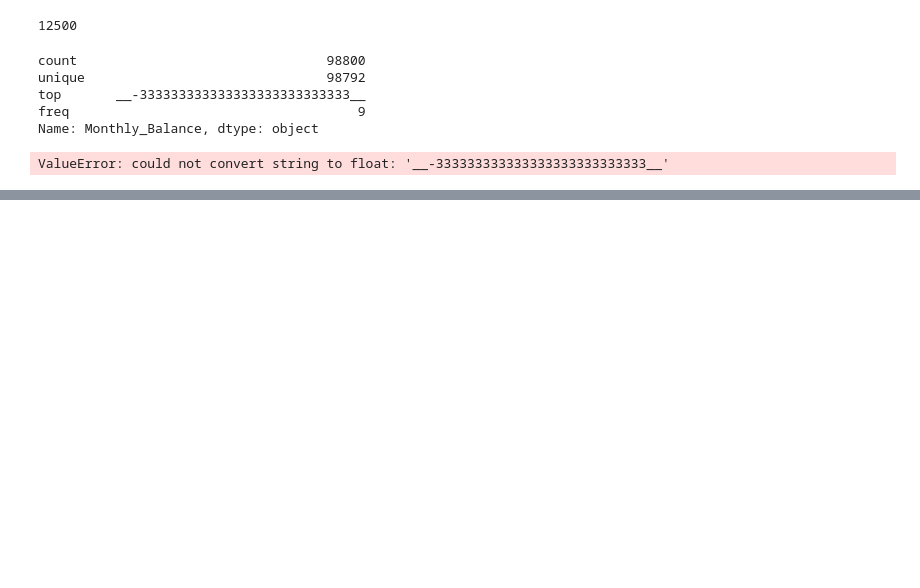
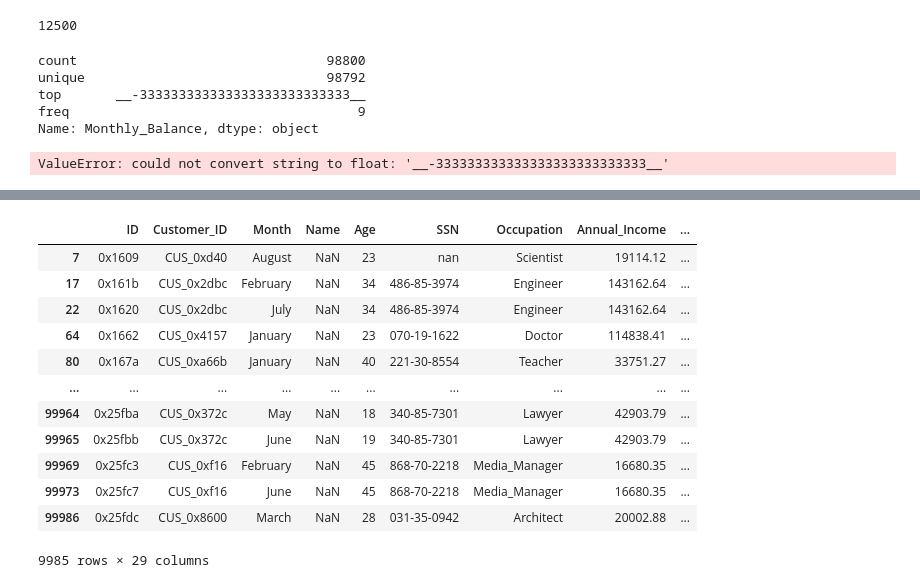
Before and after one commit to zeyadusf/Credit-score-classification, a Jupyter notebook: draft.ipynb, the cells around one changed output, grey strips where cells are left out. Cells and saved outputs as stored; diff of their text form; code cells hidden in the pictures; blank space fills up the shorter version.

```diff
--- a/draft.ipynb
+++ b/draft.ipynb
@@ -321,0 +326,16 @@ ValueError: could not convert string to float: '__-333333333333333333333333333__
+# %%
+df_train[df_train['Name'].isnull()]
+# %% [output]
+|  | ID | Customer_ID | Month | Name | Age | SSN | Occupation | Annual_Income | ... |
+| 7 | 0x1609 | CUS_0xd40 | August | NaN | 23 | nan | Scientist | 19114.12 | ... |
+| 17 | 0x161b | CUS_0x2dbc | February | NaN | 34 | 486-85-3974 | Engineer | 143162.64 | ... |
+| 22 | 0x1620 | CUS_0x2dbc | July | NaN | 34 | 486-85-3974 | Engineer | 143162.64 | ... |
+| 64 | 0x1662 | CUS_0x4157 | January | NaN | 23 | 070-19-1622 | Doctor | 114838.41 | ... |
+| 80 | 0x167a | CUS_0xa66b | January | NaN | 40 | 221-30-8554 | Teacher | 33751.27 | ... |
+| ... | ... | ... | ... | ... | ... | ... | ... | ... | ... |
+| 99964 | 0x25fba | CUS_0x372c | May | NaN | 18 | 340-85-7301 | Lawyer | 42903.79 | ... |
+| 99965 | 0x25fbb | CUS_0x372c | June | NaN | 19 | 340-85-7301 | Lawyer | 42903.79 | ... |
+| 99969 | 0x25fc3 | CUS_0xf16 | February | NaN | 45 | 868-70-2218 | Media_Manager | 16680.35 | ... |
+| 99973 | 0x25fc7 | CUS_0xf16 | June | NaN | 45 | 868-70-2218 | Media_Manager | 16680.35 | ... |
+| 99986 | 0x25fdc | CUS_0x8600 | March | NaN | 28 | 031-35-0942 | Architect | 20002.88 | ... |
+9985 rows × 29 columns
```
Also changed, not shown: parts of 8 cells of this notebook, 1 other file.
